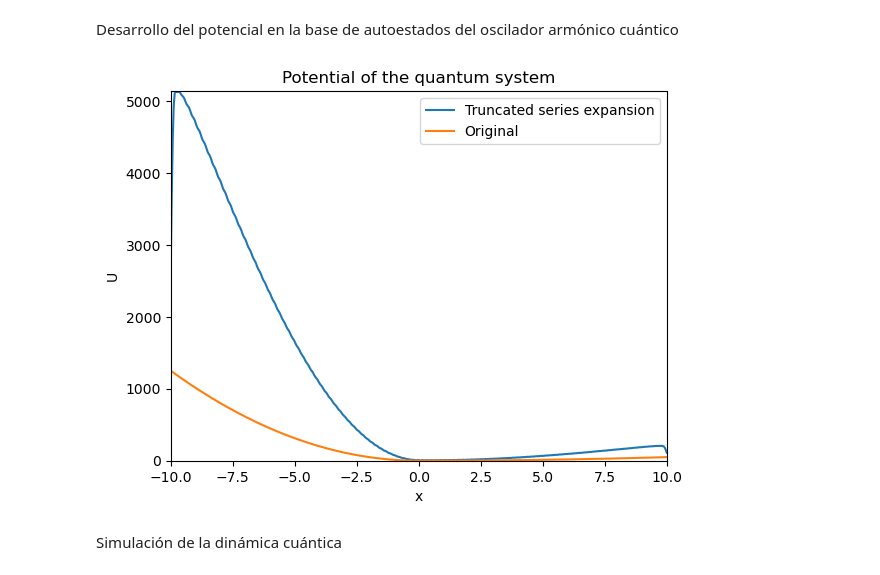
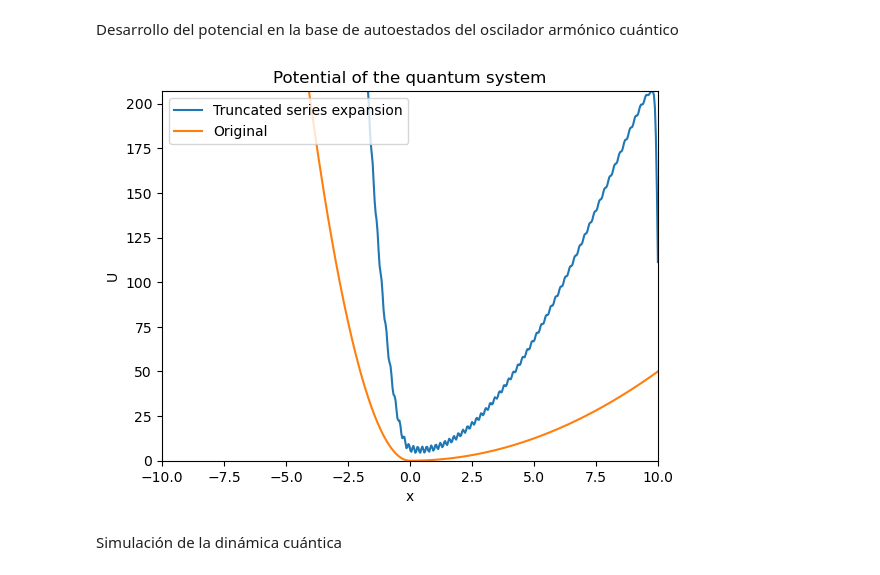
Before and after one commit to rodriGDD/Quantum-chaos, a Jupyter notebook: SISTEMA CUÁNTICO/OSCILADOR SIMPLE/OSCILADOR_SIMPLE.ipynb, the cells around one changed output. Drawn from its saved outputs; the diff is of its cells as text; code cells hidden in the pictures.

```diff
--- a/SISTEMA CUÁNTICO/OSCILADOR SIMPLE/OSCILADOR_SIMPLE.ipynb
+++ b/SISTEMA CUÁNTICO/OSCILADOR SIMPLE/OSCILADOR_SIMPLE.ipynb
@@ -50,15 +48,15 @@ U_q = Qobj(Unm)
 # %%
 plt.plot(x,U_x,label='Truncated series expansion')
 plt.plot(x,U(x),label='Original')
-plt.xlim([-10,10])
-plt.ylim([0,np.max(U_x)])
+plt.xlim([np.min(x),np.max(x)])
+plt.ylim([0,np.max(U_x[(np.size(U_x)//2):])])
 plt.title('Potential of the quantum system')
 plt.xlabel('x')
 plt.ylabel('U')
 plt.legend()
 plt.show()
 # %% [output]
-[figure, old version]
+[figure, new version]
 # %% [markdown]
 Simulación de la dinámica cuántica
 # %%
```
Also changed, not shown: parts of 28 cells of this notebook, 10 other files.
